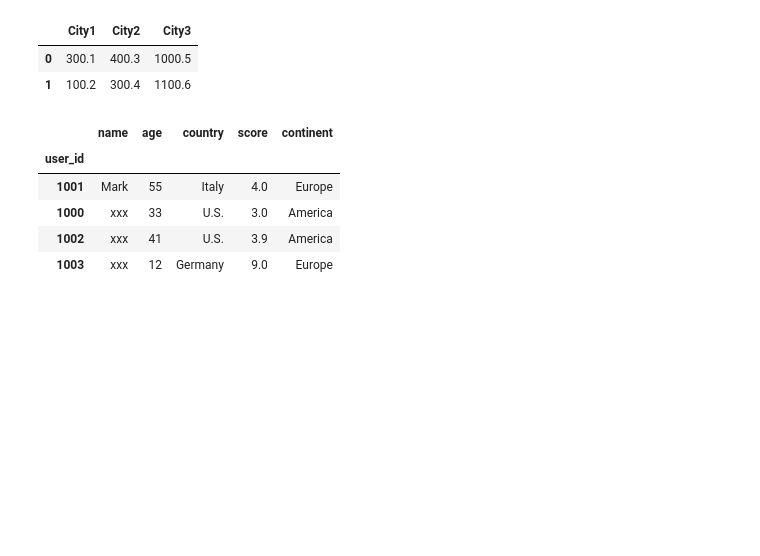
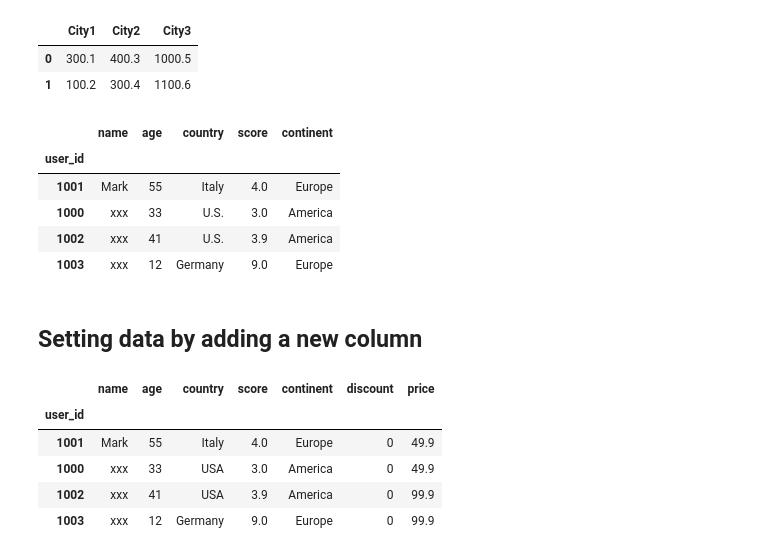
Before and after one commit to qwasteve123/ForLearningPython, a Jupyter notebook: excel_for_python/2_Pandas/2_Pandas_Notes.ipynb, the cells around one changed output. Drawn from its saved outputs; the diff is of its cells as text; code cells hidden in the pictures; blank space fills up the shorter version.

```diff
--- a/excel_for_python/2_Pandas/2_Pandas_Notes.ipynb
+++ b/excel_for_python/2_Pandas/2_Pandas_Notes.ipynb
@@ -173,3 +173,16 @@ df2.replace({"country":{"USA":"U.S."}})
 | 1000 | xxx | 33 | U.S. | 3.0 | America |
 | 1002 | xxx | 41 | U.S. | 3.9 | America |
 | 1003 | xxx | 12 | Germany | 9.0 | Europe |
+# %% [markdown]
+## Setting data by adding a new column
+# %%
+df2.loc[:,"discount"]=0
+df2.loc[:,"price"] = [49.9,49.9,99.9,99.9]
+df2
+# %% [output]
+|  | name | age | country | score | continent | discount | price |
+| user_id |  |  |  |  |  |  |  |
+| 1001 | Mark | 55 | Italy | 4.0 | Europe | 0 | 49.9 |
+| 1000 | xxx | 33 | USA | 3.0 | America | 0 | 49.9 |
+| 1002 | xxx | 41 | USA | 3.9 | America | 0 | 99.9 |
+| 1003 | xxx | 12 | Germany | 9.0 | Europe | 0 | 99.9 |
```
Also changed, not shown: parts of 10 cells of this notebook, 1 other file.
